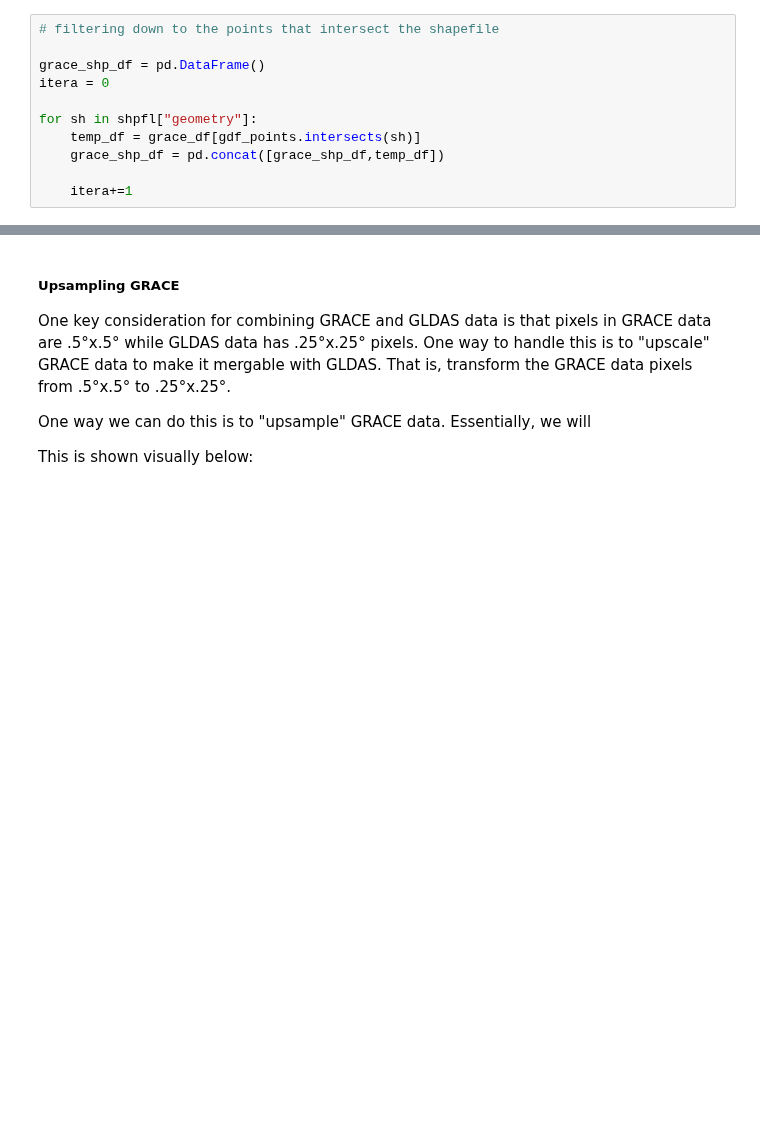
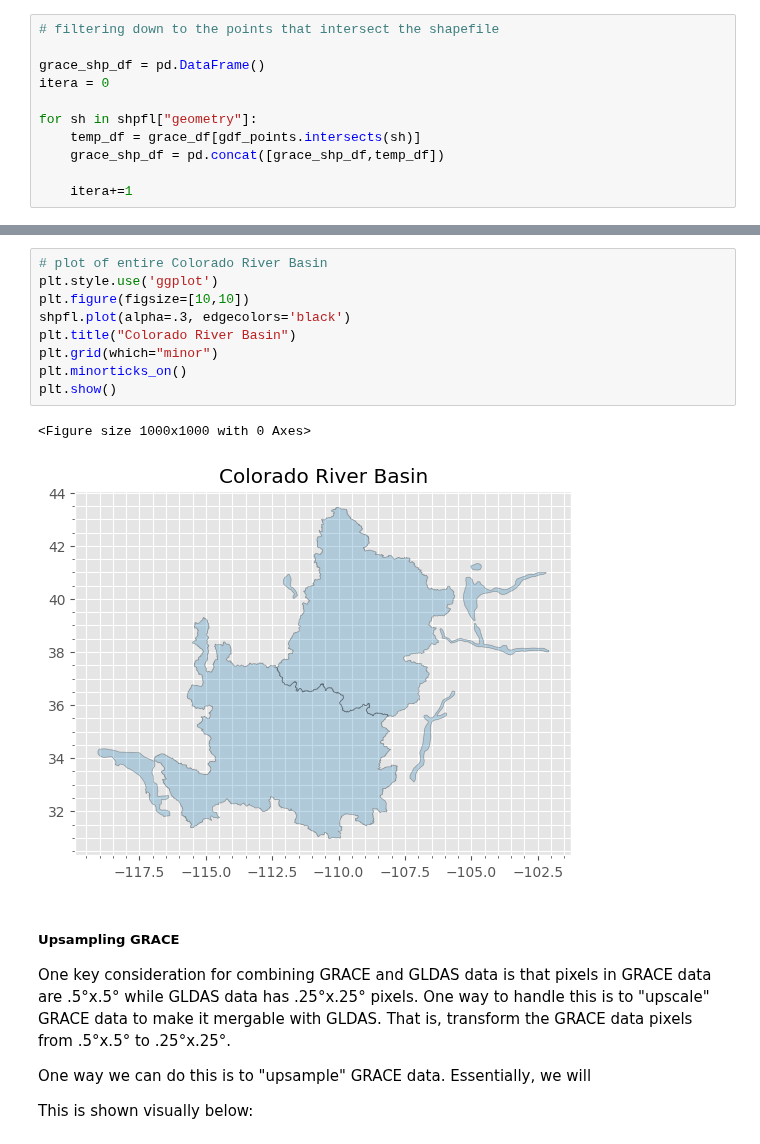
Before and after one commit to uwescience/DSSG2023-Groundwater, a Jupyter notebook: notebooks-and-markdowns/04-Organizing and Processing Data.ipynb, the cells around one changed output, grey strips where cells are left out. Drawn from its saved outputs; the diff is of its cells as text; blank space fills up the shorter version.

```diff
--- a/notebooks-and-markdowns/04-Organizing and Processing Data.ipynb
+++ b/notebooks-and-markdowns/04-Organizing and Processing Data.ipynb
@@ -198,3 +204,15 @@ for sh in shpfl["geometry"]:
+# %%
+# plot of entire Colorado River Basin
+plt.style.use('ggplot')
+plt.figure(figsize=[10,10])
+shpfl.plot(alpha=.3, edgecolors='black')
+plt.title("Colorado River Basin")
+plt.grid(which="minor")
+plt.minorticks_on()
+plt.show()
+# %% [output]
+<Figure size 1000x1000 with 0 Axes>
+[figure, added]
 # %% [markdown]
 ##### Upsampling GRACE
 
```
Also changed, not shown: parts of 4 cells of this notebook.
